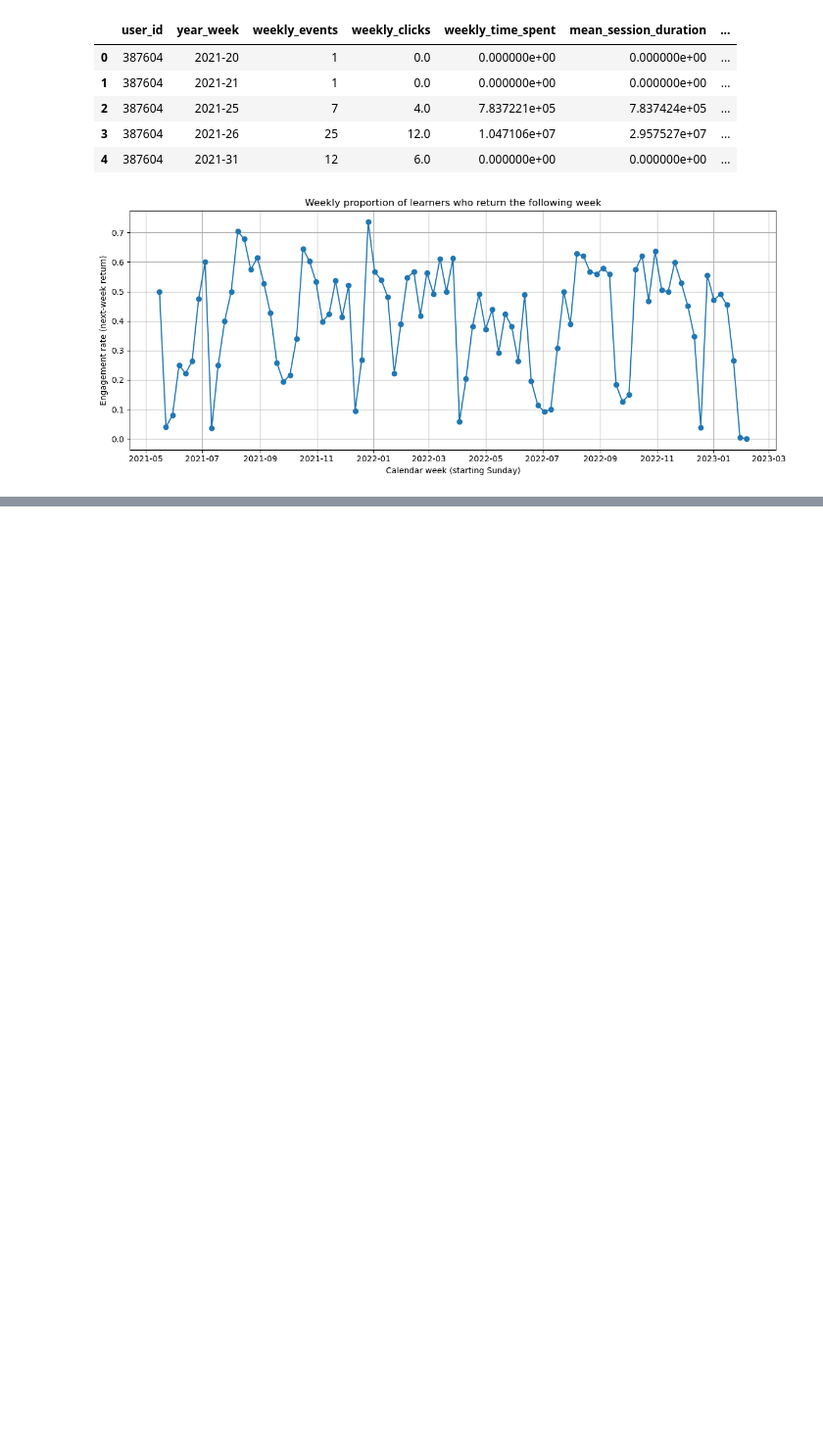
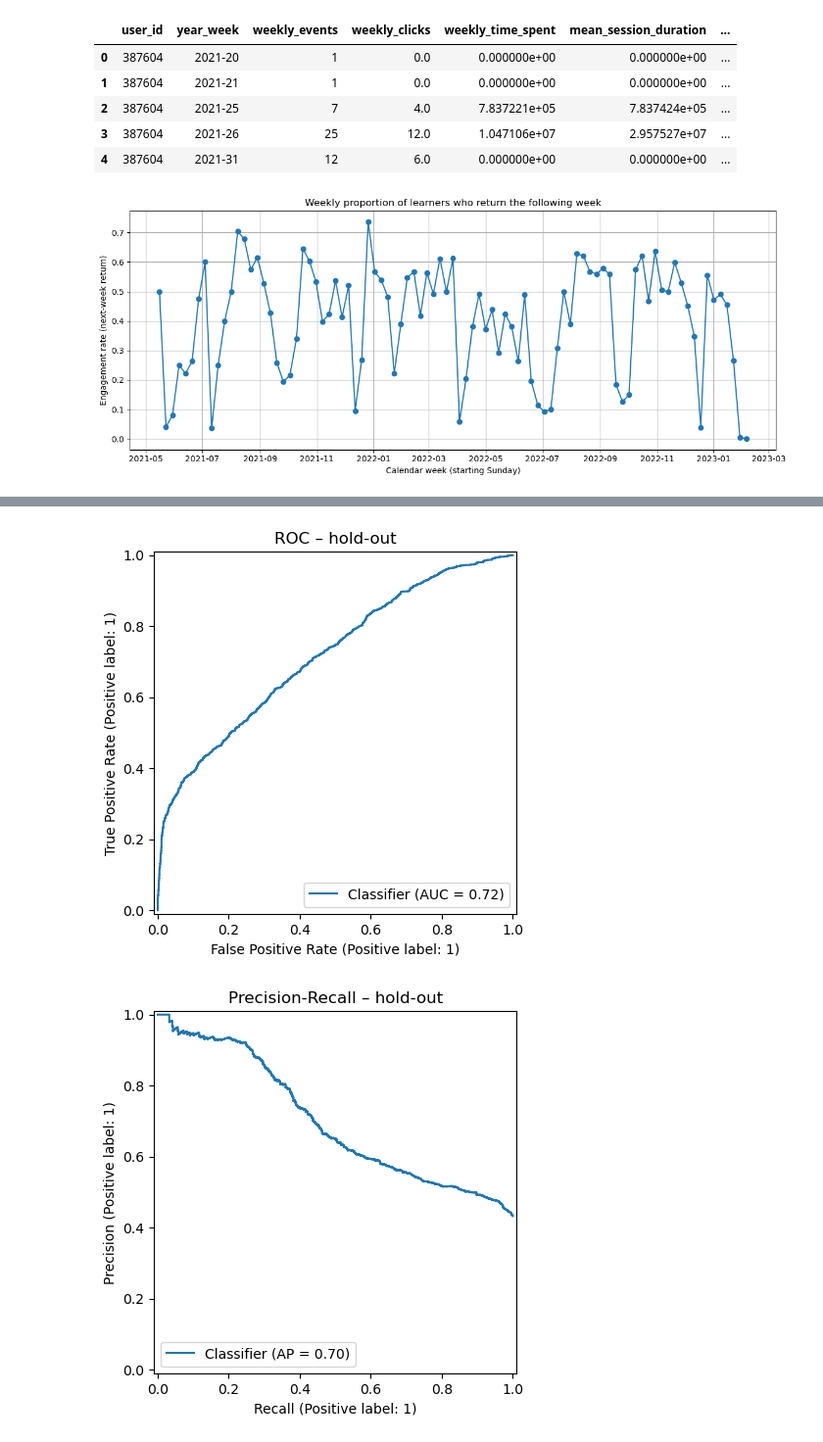
Before and after one commit to nino-gerb/project_mlbd2025, a Jupyter notebook: m4/features/features.ipynb, the cells around one changed output, grey strips where cells are left out. Shown at 98% size. Saved outputs shown, nothing was run; the diff lists cells and outputs as text; code cells hidden in the pictures; blank space fills up the shorter version.

```diff
--- a/m4/features/features.ipynb
+++ b/m4/features/features.ipynb
@@ -262,0 +575,18 @@ plt.show()
+# %%
+best_pipe = joblib.load('learnnavi_best_model.pkl')
+# %%
+from sklearn.metrics import RocCurveDisplay, PrecisionRecallDisplay
+from sklearn.model_selection import train_test_split
+
+X_train, X_hold, y_train, y_hold = train_test_split(X, y, test_size=0.2, shuffle=False)
+best_pipe.fit(X_train, y_train)
+prob = best_pipe.predict_proba(X_hold)[:,1]
+
+RocCurveDisplay.from_predictions(y_hold, prob)
+plt.title('ROC – hold-out'); plt.show()
+
+PrecisionRecallDisplay.from_predictions(y_hold, prob)
+plt.title('Precision-Recall – hold-out'); plt.show()
+# %% [output]
+[figure, added]
+[figure, added]
```
Also changed, not shown: parts of 5 cells of this notebook, 18 other files.
